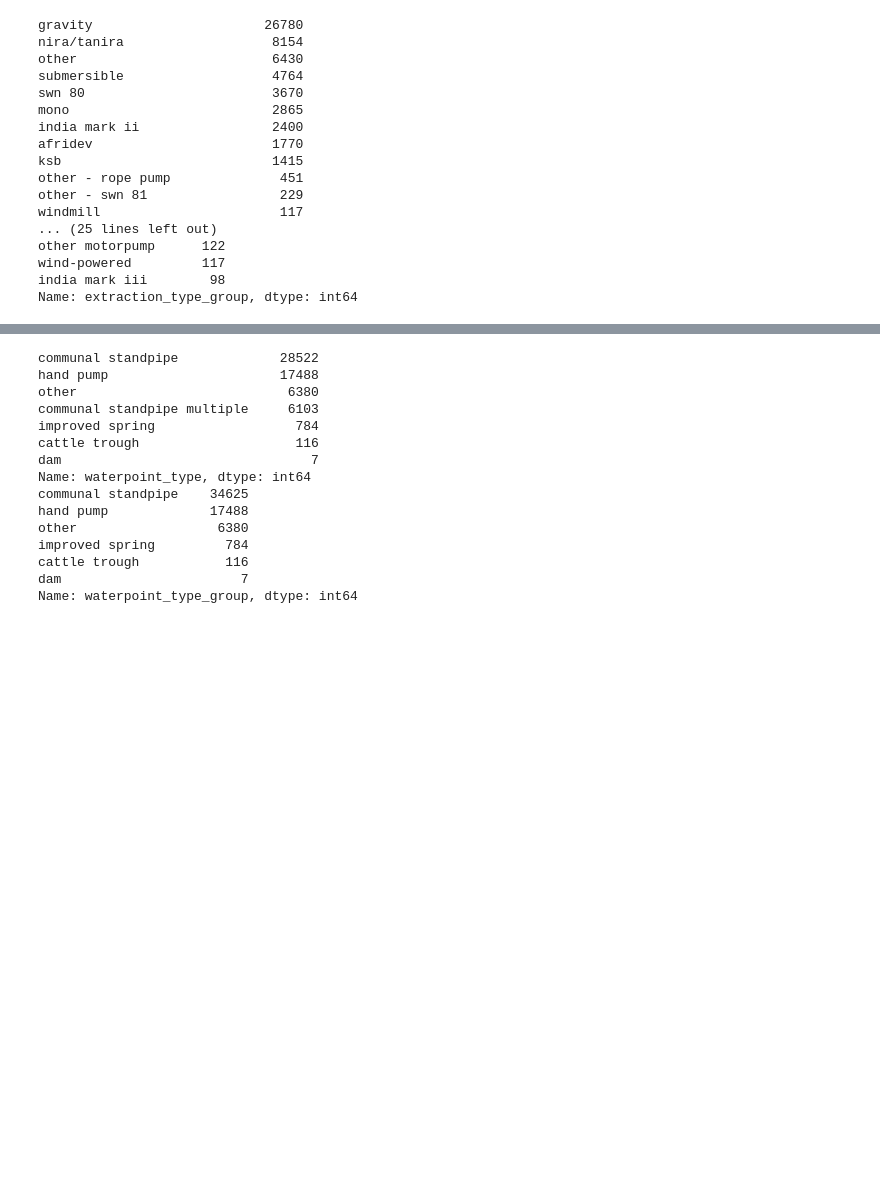
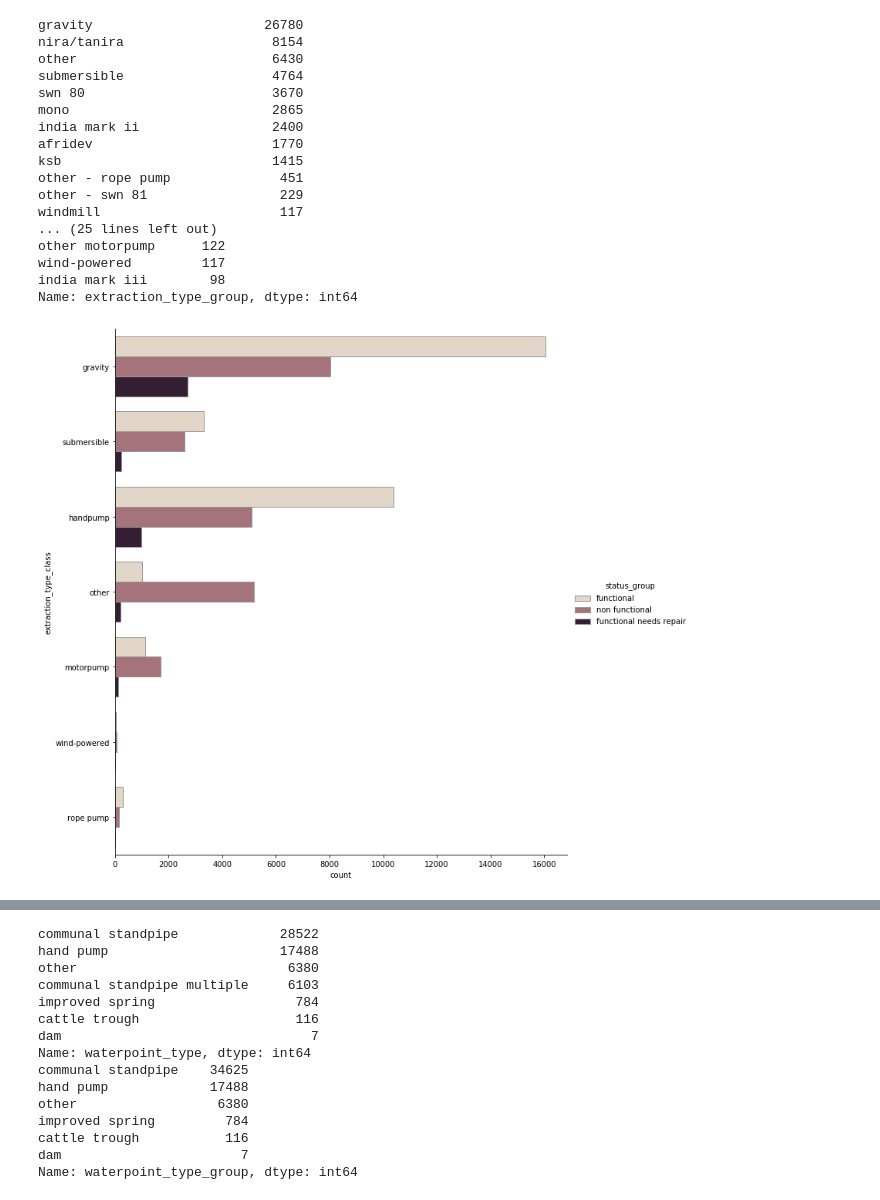
Before and after one commit to akashrama/tanzania_water_predictor, a Jupyter notebook: notebooks/exploratory/Brent/Eda_cleaning.ipynb, the cells around one changed output, grey strips where cells are left out. Cells and saved outputs as stored; diff of their text form; code cells hidden in the pictures; blank space fills up the shorter version.

```diff
--- a/notebooks/exploratory/Brent/Eda_cleaning.ipynb
+++ b/notebooks/exploratory/Brent/Eda_cleaning.ipynb
@@ -319,6 +591,10 @@ other motorpump      122
 wind-powered         117
 india mark iii        98
 Name: extraction_type_group, dtype: int64
+# %%
+plot_feature(df_train,'extraction_type_class', 'status_group')
+# %% [output]
+[figure, added]
 # %%
 #There are two managment features. Lets choose which to keep, if either:
 print(df_train.management.value_counts())
```
Also changed, not shown: parts of 36 cells of this notebook, 5 other files.
